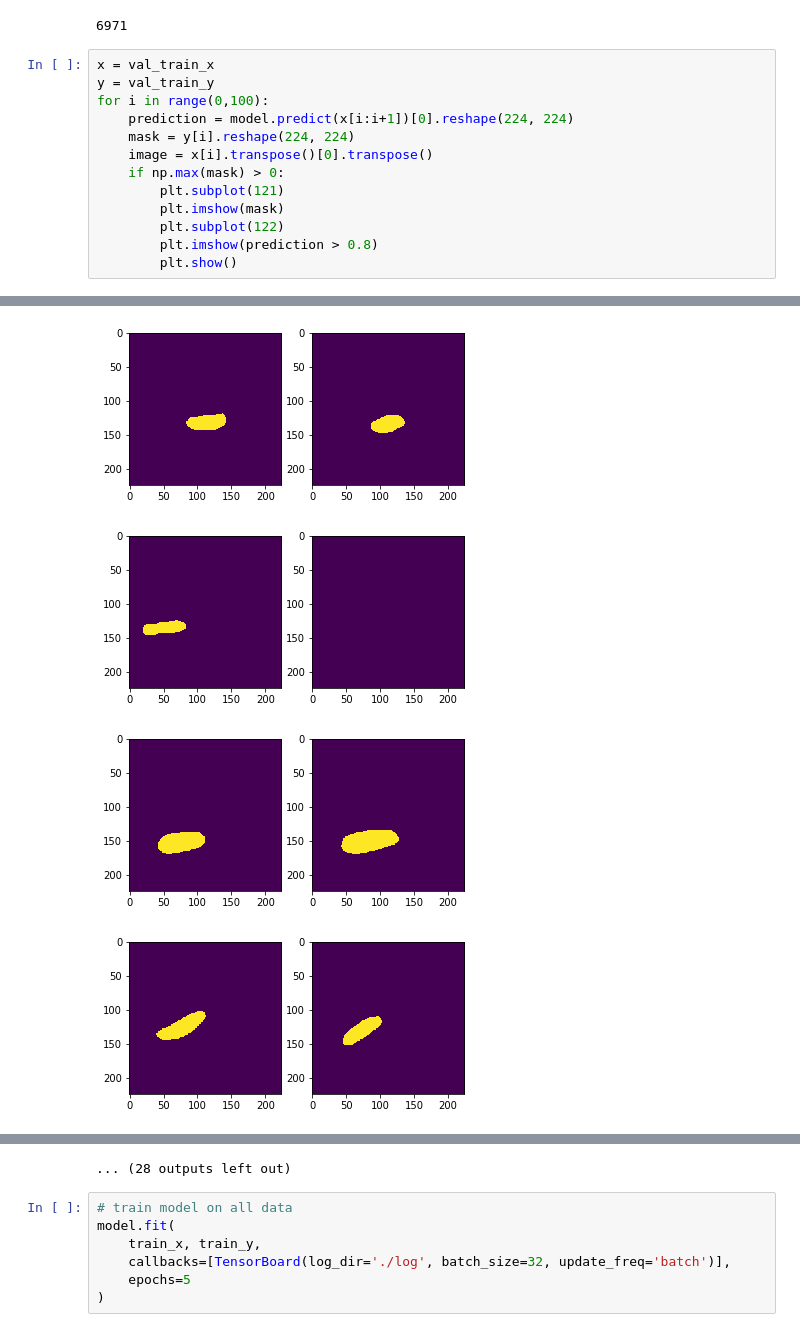
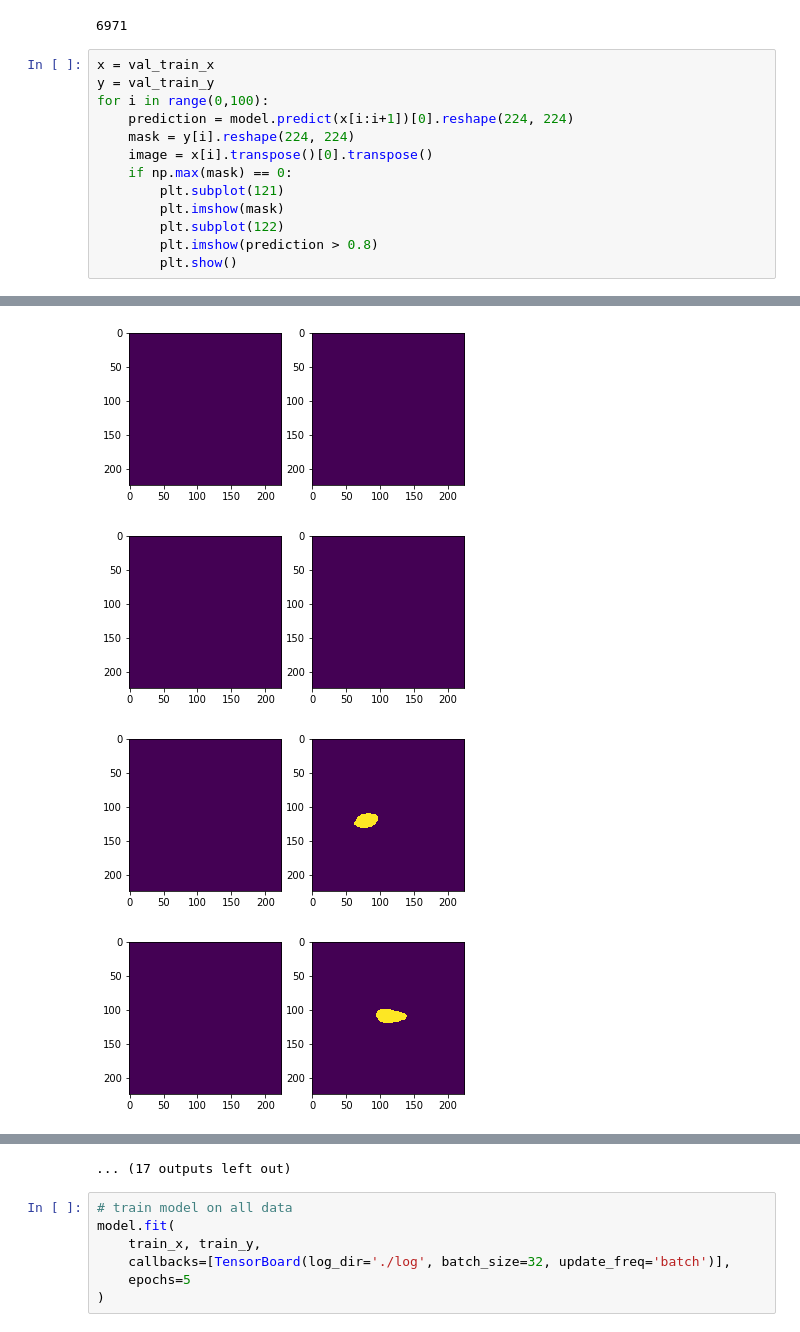
Before and after one commit to belya/ultrasound-nerve-segmentation, a Jupyter notebook: main.ipynb, the cells around one changed output, grey strips where cells are left out. Drawn from its saved outputs; the diff is of its cells as text.

```diff
--- a/main.ipynb
+++ b/main.ipynb
@@ -131,7 +131,7 @@ for i in range(0,100):
     prediction = model.predict(x[i:i+1])[0].reshape(224, 224)
     mask = y[i].reshape(224, 224)
     image = x[i].transpose()[0].transpose()
-    if np.max(mask) > 0:
+    if np.max(mask) == 0:
         plt.subplot(121)
         plt.imshow(mask)
         plt.subplot(122)
@@ -142,4 +142,4 @@ for i in range(0,100):
-[figure, old version]
+[figure, new version]
-[figure, old version]
+[figure, new version]
-[figure, old version]
+[figure, new version]
-[figure, old version]
+[figure, new version]
@@ -153,4 +153,4 @@ for i in range(0,100):
-... (28 outputs left out)
+... (17 outputs left out)
 # %%
 # train model on all data
 model.fit(
```
Also changed, not shown: parts of 4 cells of this notebook.
